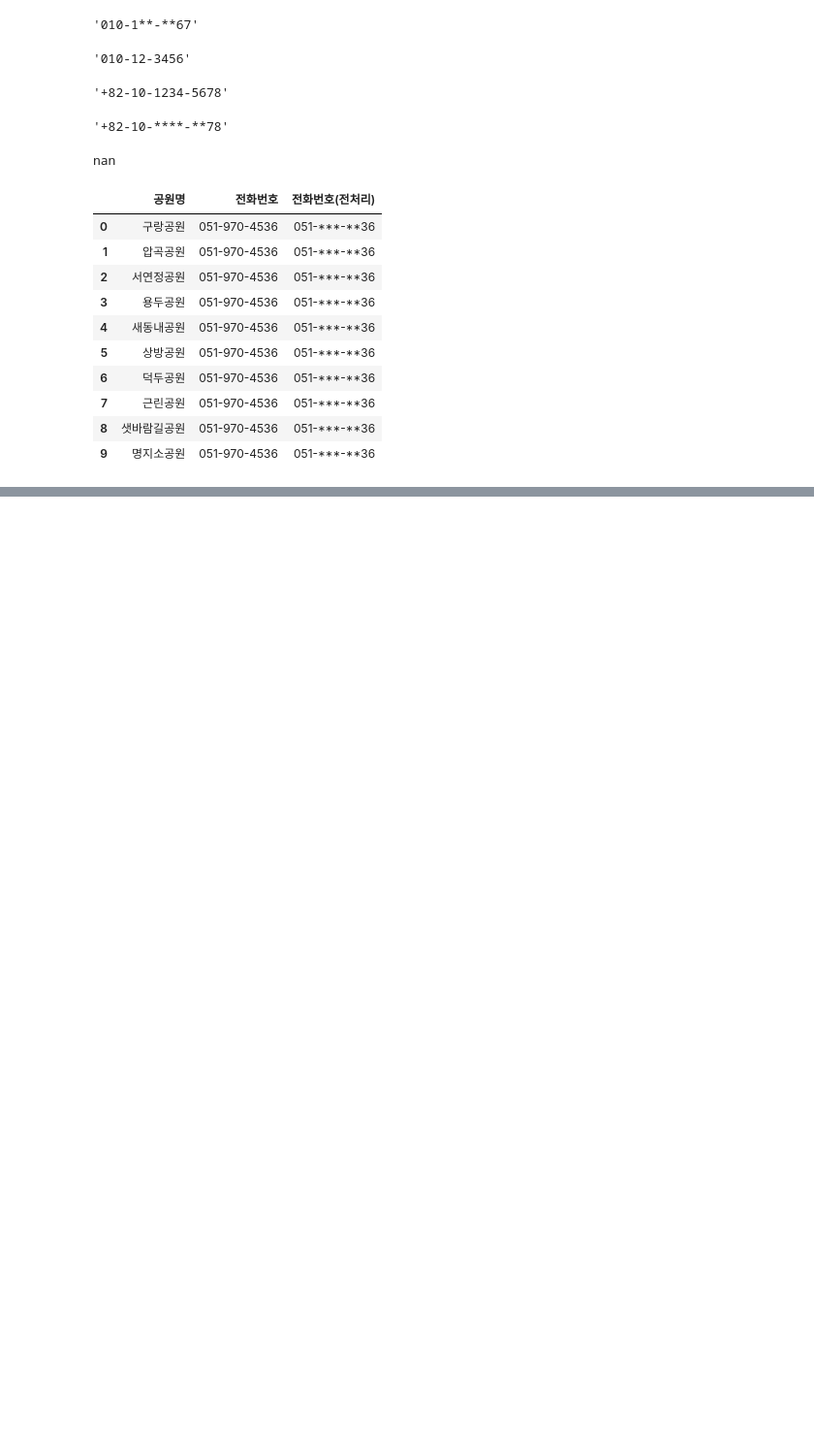
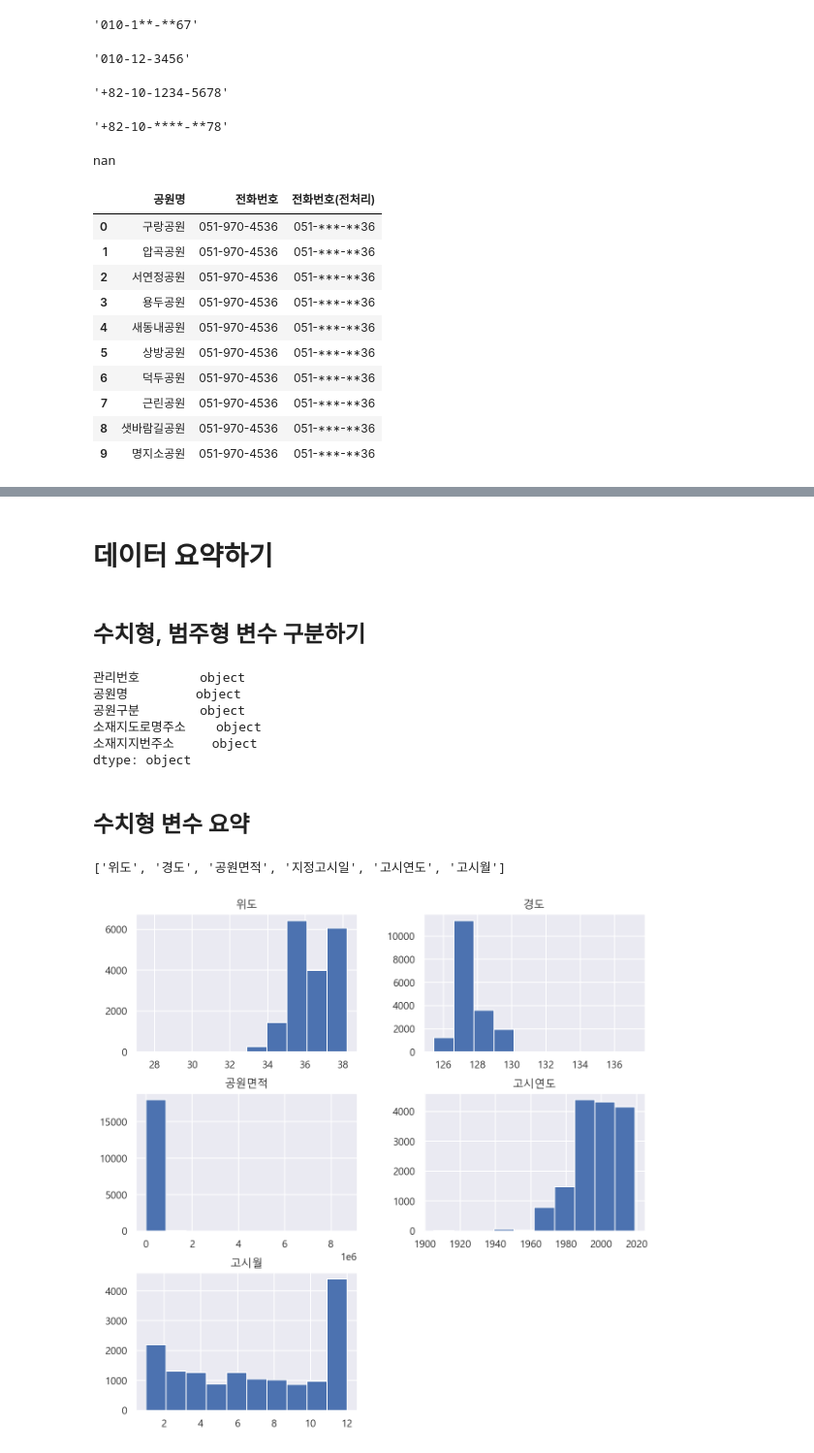
Before and after one commit to pmj3590/inflearn_opendata, a Jupyter notebook: park.ipynb, the cells around one changed output, grey strips where cells are left out. Shown at 97% size. Saved outputs shown, nothing was run; the diff lists cells and outputs as text; code cells hidden in the pictures; blank space fills up the shorter version.

```diff
--- a/park.ipynb
+++ b/park.ipynb
@@ -796,0 +850,32 @@ df[["공원명", "전화번호", "전화번호(전처리)"]].head(10)
+# %% [markdown]
+# 데이터 요약하기
+# %% [markdown]
+## 수치형, 범주형 변수 구분하기
+# %%
+# data_type 변수에 데이터 타입만 모으기
+data_types=df.dtypes
+data_types[:5]
+# %% [output]
+관리번호        object
+공원명         object
+공원구분        object
+소재지도로명주소    object
+소재지지번주소     object
+dtype: object
+# %% [markdown]
+## 수치형 변수 요약
+# %%
+# object type을 제외한 나머지 변수를 구해서 var_numbers 변수에 담기
+
+var_numbers=data_types[data_types !="object"]
+var_numbers=var_numbers.index.tolist()
+var_numbers
+# %% [output]
+['위도', '경도', '공원면적', '지정고시일', '고시연도', '고시월']
+# %%
+# 히스토그램 그리프를 통해 수치형 변수의 빈도수 분포 확인하기
+# 빈도수 분포 => 도수 분포표를 시각화
+
+h= df.hist(figsize=(10, 10))
+# %% [output]
+[figure, added]
```
Also changed, not shown: parts of 21 cells of this notebook.
